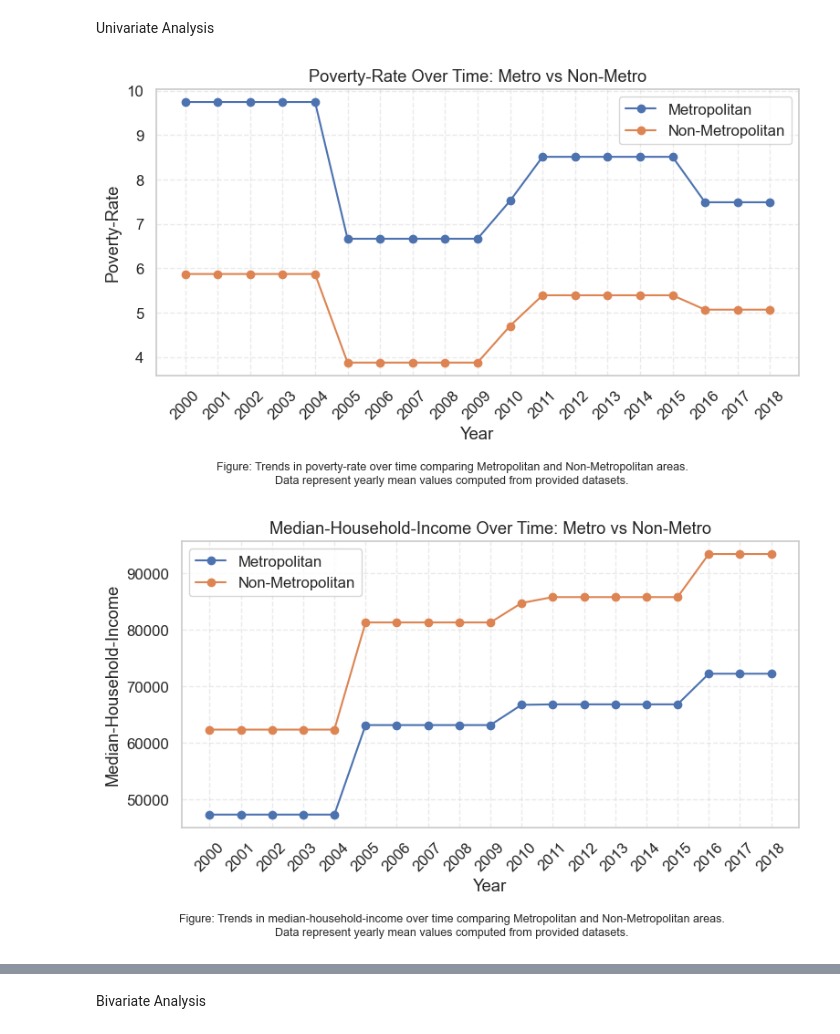
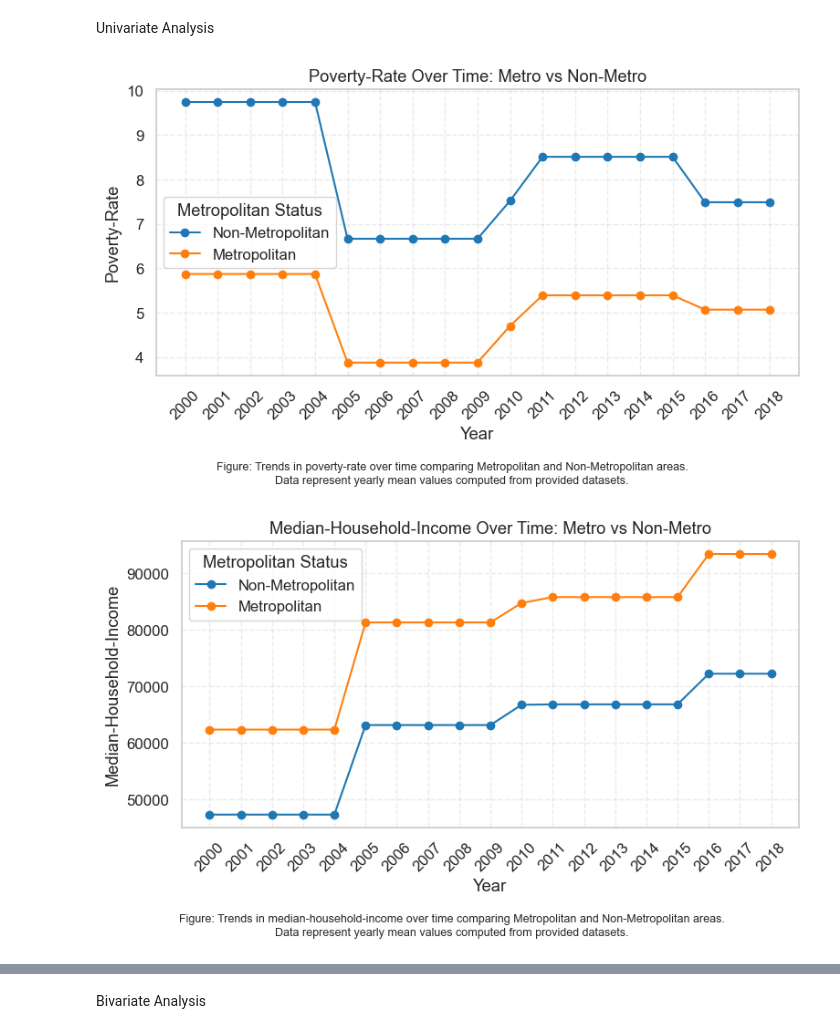
Before and after one commit to tnguye27/CCDS, a Jupyter notebook: notebooks/eda.ipynb, the cells around one changed output, grey strips where cells are left out. Saved outputs shown, nothing was run; the diff lists cells and outputs as text; code cells hidden in the pictures.

Commit message:
Switch color label on non-metropolitan vs metropolitan group

```diff
--- a/notebooks/eda.ipynb
+++ b/notebooks/eda.ipynb
@@ -41,30 +41,39 @@ uni_plot_cols = df[['poverty-rate', 'median-household-income', 'rent-burden', 'p
 # %%
 # plot each variable's mean grouped by metropolitan group and year over time
 for col in uni_plot_cols:
     # Compute yearly mean by group
     agg = df.groupby(["year", "metropolitan"], as_index=False, dropna=True)[col].mean().reset_index()
 
     plt.figure(figsize=(8, 4.5))
 
+    # Define consistent colors
+    colors = {0: "#1f77b4", 1: "#ff7f0e"}  # 0 = Non-Metropolitan (blue), 1 = Metropolitan (orange)
+
     # Plot for each group
     for group_name, data in agg.groupby("metropolitan"):
-        plt.plot(data["year"], data[col], marker="o", label=group_name)
+        plt.plot(
+            data["year"],
+            data[col],
+            marker="o",
+            label="Metropolitan" if group_name == 1 else "Non-Metropolitan",
+            color=colors[group_name]
+        )
 
     # Formatting
     plt.title(f"{col.replace('_', ' ').title()} Over Time: Metro vs Non-Metro")
     plt.xlabel("Year")
-    plt.ylabel(col.replace("_", " ").title())
-    plt.legend(['Metropolitan', 'Non-Metropolitan'])
+    plt.ylabel(col.replace('_', ' ').title())
+    plt.legend(title='Metropolitan Status', loc='best')
     plt.grid(True, linestyle="--", alpha=0.4)
     plt.xticks(agg["year"].unique().astype(int), rotation=45)  # Force whole number years
     plt.tight_layout()
 
     # Caption
     caption = (
         f"Figure: Trends in {col.replace('_', ' ')} over time comparing Metropolitan and Non-Metropolitan areas.\n"
         f"Data represent yearly mean values computed from provided datasets."
     )
     plt.figtext(0.5, -0.05, caption, wrap=True, ha='center', fontsize=9)
 # %% [output]
-[figure, old version]
+[figure, new version]
-[figure, old version]
+[figure, new version]
```
Also changed, not shown: parts of 2 cells of this notebook.
